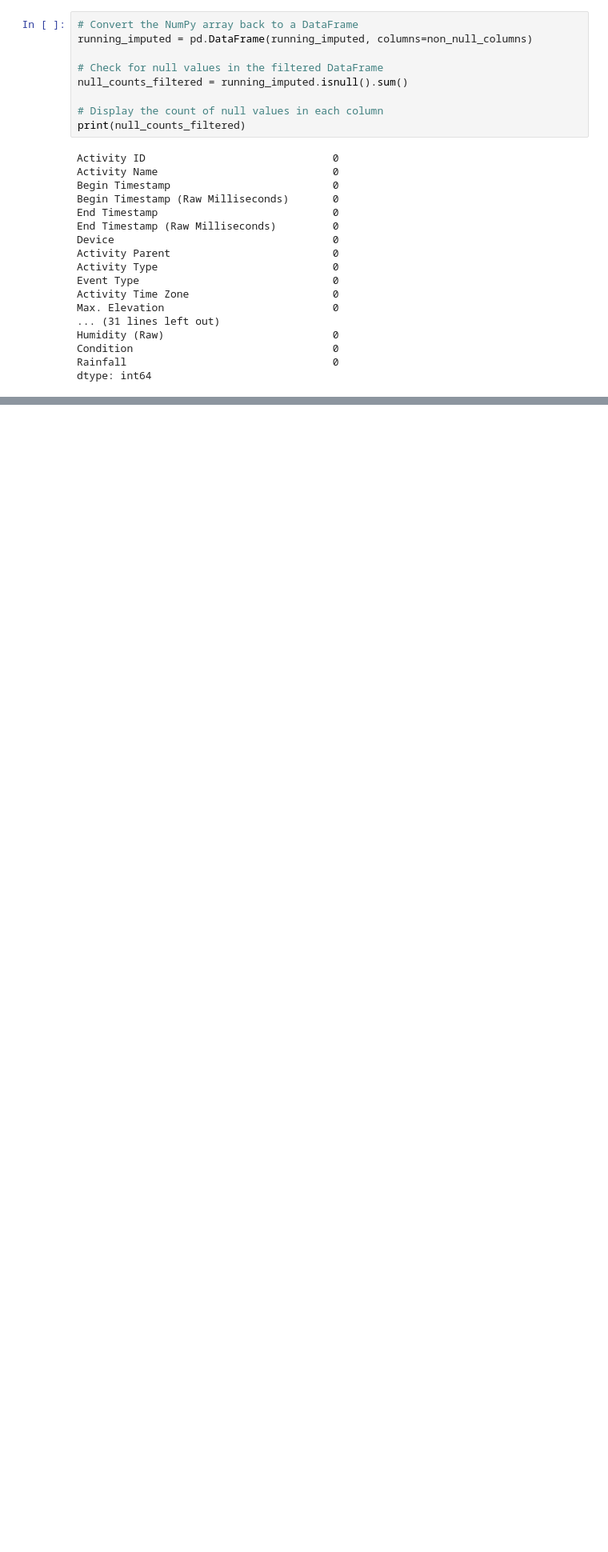
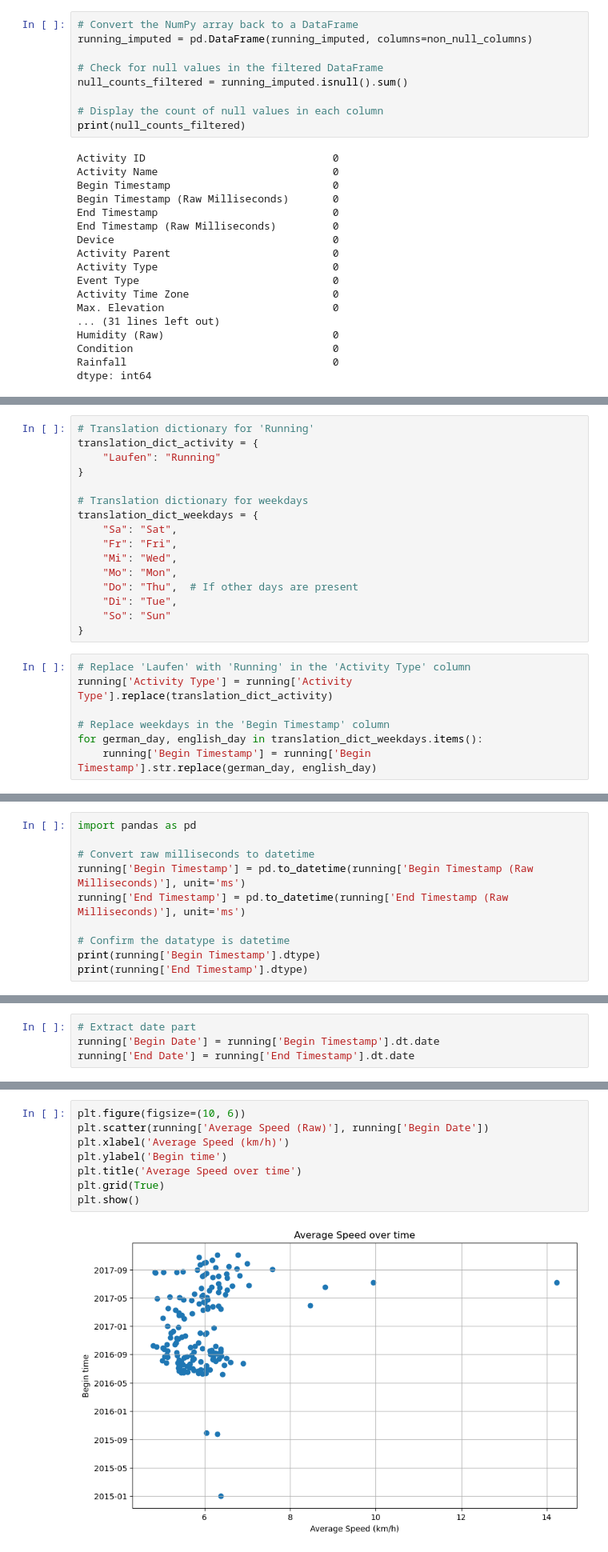
Before and after one commit to Redback-Operations/redback-fit-sports-performance, a Jupyter notebook: Running Analysis/running_analysis.ipynb, the cells around one changed output, grey strips where cells are left out. Shown at 80% size. Drawn from its saved outputs; the diff is of its cells as text; blank space fills up the shorter version.

Commit message:
machine learning models on the new running data

```diff
--- a/Running Analysis/running_analysis.ipynb
+++ b/Running Analysis/running_analysis.ipynb
@@ -91,0 +115,23 @@ dtype: int64
+# %%
+# Translation dictionary for 'Running'
+translation_dict_activity = {
+    "Laufen": "Running"
+}
+
+# Translation dictionary for weekdays
+translation_dict_weekdays = {
+    "Sa": "Sat",
+    "Fr": "Fri",
+    "Mi": "Wed",
+    "Mo": "Mon",
+    "Do": "Thu",  # If other days are present
+    "Di": "Tue",
+    "So": "Sun"
+}
+# %%
+# Replace 'Laufen' with 'Running' in the 'Activity Type' column
+running['Activity Type'] = running['Activity Type'].replace(translation_dict_activity)
+
+# Replace weekdays in the 'Begin Timestamp' column
+for german_day, english_day in translation_dict_weekdays.items():
+    running['Begin Timestamp'] = running['Begin Timestamp'].str.replace(german_day, english_day)
@@ -91,0 +159,10 @@ dtype: int64
+# %%
+import pandas as pd
+
+# Convert raw milliseconds to datetime
+running['Begin Timestamp'] = pd.to_datetime(running['Begin Timestamp (Raw Milliseconds)'], unit='ms')
+running['End Timestamp'] = pd.to_datetime(running['End Timestamp (Raw Milliseconds)'], unit='ms')
+
+# Confirm the datatype is datetime
+print(running['Begin Timestamp'].dtype)
+print(running['End Timestamp'].dtype)
@@ -91,0 +172,4 @@ dtype: int64
+# %%
+# Extract date part
+running['Begin Date'] = running['Begin Timestamp'].dt.date
+running['End Date'] = running['End Timestamp'].dt.date
@@ -266,0 +221,10 @@ Intercept: 2392.6129032258063
+# %%
+plt.figure(figsize=(10, 6))
+plt.scatter(running['Average Speed (Raw)'], running['Begin Date'])
+plt.xlabel('Average Speed (km/h)')
+plt.ylabel('Begin time')
+plt.title('Average Speed over time')
+plt.grid(True)
+plt.show()
+# %% [output]
+[figure, added]
```
Also changed, not shown: parts of 22 cells of this notebook, 2 other files.
